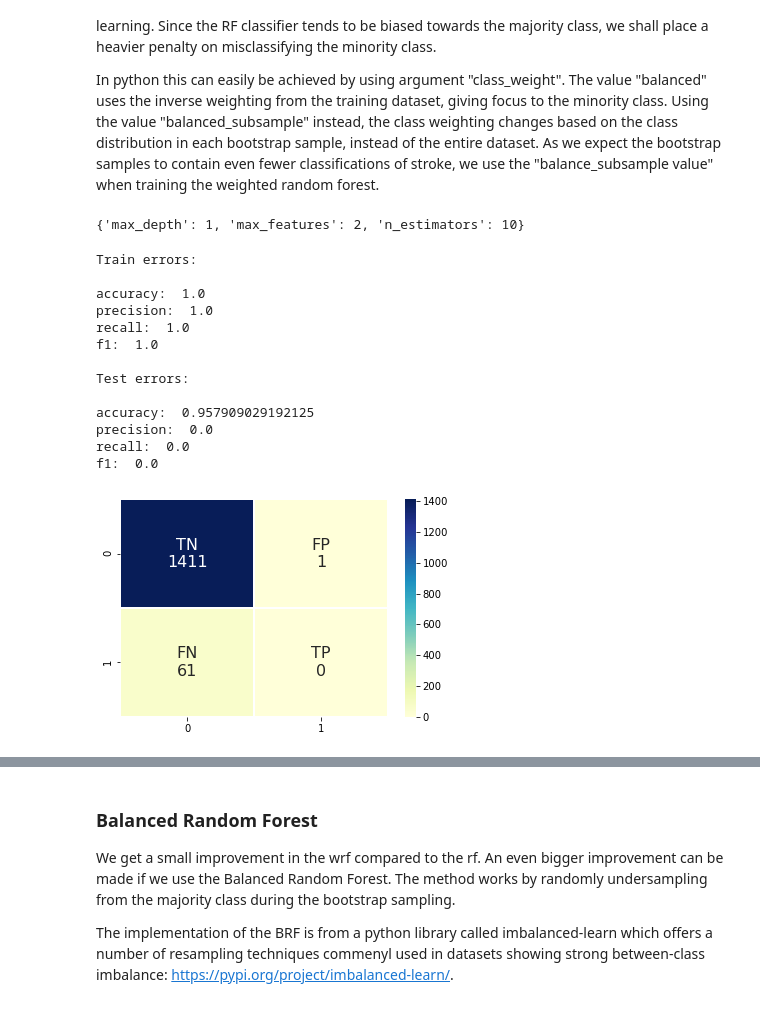
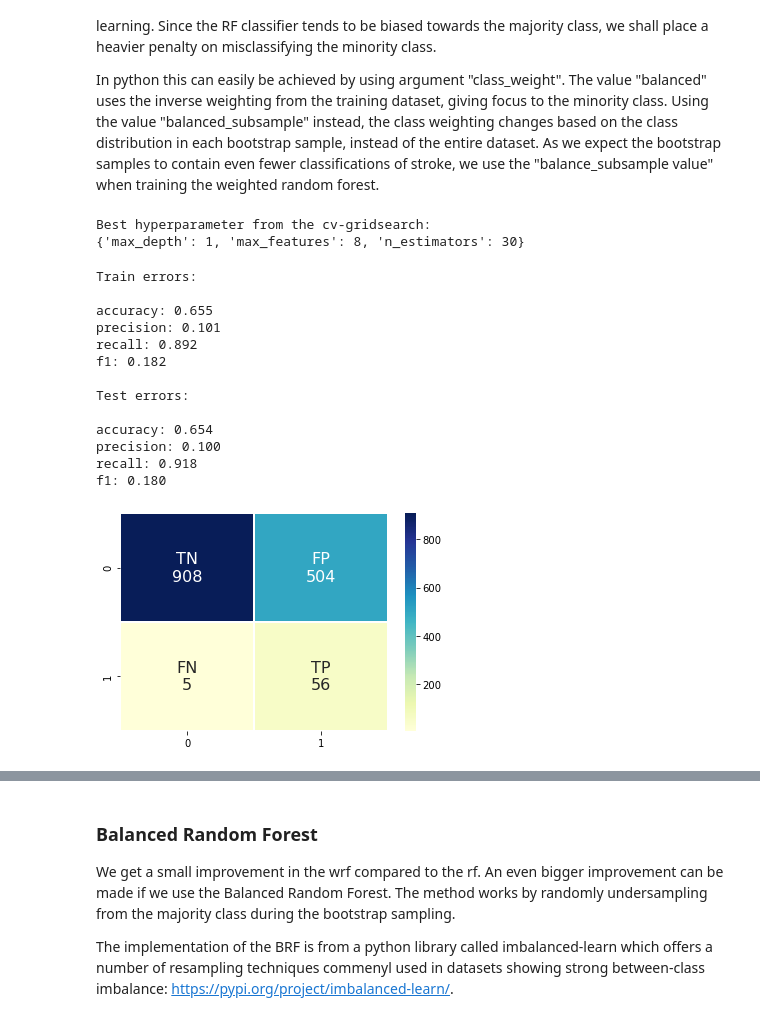
Before and after one commit to ebbeberge/stroke-classification, a Jupyter notebook: ensemble_methods.ipynb, the cells around one changed output, grey strips where cells are left out. Saved outputs shown, nothing was run; the diff lists cells and outputs as text; code cells hidden in the pictures.

Commit message:
Made some changes to the metric used

```diff
--- a/ensemble_methods.ipynb
+++ b/ensemble_methods.ipynb
@@ -195,3 +205,5 @@ All the models below are fitted with generic parameters, as the correct gridsear
+# %%
+metric = 'recall' # Tried: roc_auc, f1_weighted (best so far), balanced acc (actually best so far)
 # %% [markdown]
 ### Decision tree
 
@@ -349,50 +351,50 @@ In python this can easily be achieved by using argument "class_weight". The valu
 np.random.seed(41)
 warnings.filterwarnings('ignore')
 
-parameters = {'n_estimators': [10, 30, 50],
+parameters = {'n_estimators': [5, 10, 30, 50, 100],
               'max_features': (2, 'sqrt', 8),
-              'max_depth': range(1, 3, 1)}
+              'max_depth': range(1, 10, 1)}
 
-clf = GridSearchCV(estimator = RandomForestClassifier(random_state=41,
-                                                      criterion='gini',
+clf = GridSearchCV(estimator = RandomForestClassifier(random_state = 23,
+                                                      criterion = 'gini',
                                                       class_weight = 'balanced_subsample',
-                                                      bootstrap=True,
-                                                      oob_score=False),
+                                                      bootstrap = True,
+                                                      oob_score = False),
                   param_grid = parameters,
-                  scoring = "accuracy",
-                  cv = 5,
-                  return_train_score = True)
+                  scoring = metric,
+                  cv = 5)
 
 clf = clf.fit(x_train, y_train)
 results = clf.cv_results_
 best_params = clf.best_params_
+print("Best hyperparameter from the cv-gridsearch:")
 print(best_params)
 
 warnings.filterwarnings('always')
 # %% [output]
-{'max_depth': 1, 'max_features': 2, 'n_estimators': 10}
+Best hyperparameter from the cv-gridsearch:
+{'max_depth': 1, 'max_features': 8, 'n_estimators': 30}
 # %%
-#wrf = RandomForestClassifier(**best_params)
-wrf = RandomForestClassifier(class_weight = "balanced_subsample", random_state = 41)
+wrf = RandomForestClassifier(**best_params, class_weight = "balanced_subsample")
 wrf_fit = wrf.fit(x_train, y_train)
 
 train_error(model_fit = wrf_fit)
 test_error(model_fit = wrf_fit)
 # %% [output]
 Train errors:
 
-accuracy:  1.0
-precision:  1.0
-recall:  1.0
-f1:  1.0
+accuracy: 0.655
+precision: 0.101
+recall: 0.892
+f1: 0.182
 
 Test errors:
 
-accuracy:  0.957909029192125
-precision:  0.0
-recall:  0.0
-f1:  0.0
+accuracy: 0.654
+precision: 0.100
+recall: 0.918
+f1: 0.180
-[figure, old version]
+[figure, new version]
 # %%
 roc(model_fit = wrf_fit, x_test = x_test, y_test = y_test)
 # %% [output]
```
Also changed, not shown: parts of 40 cells of this notebook.
